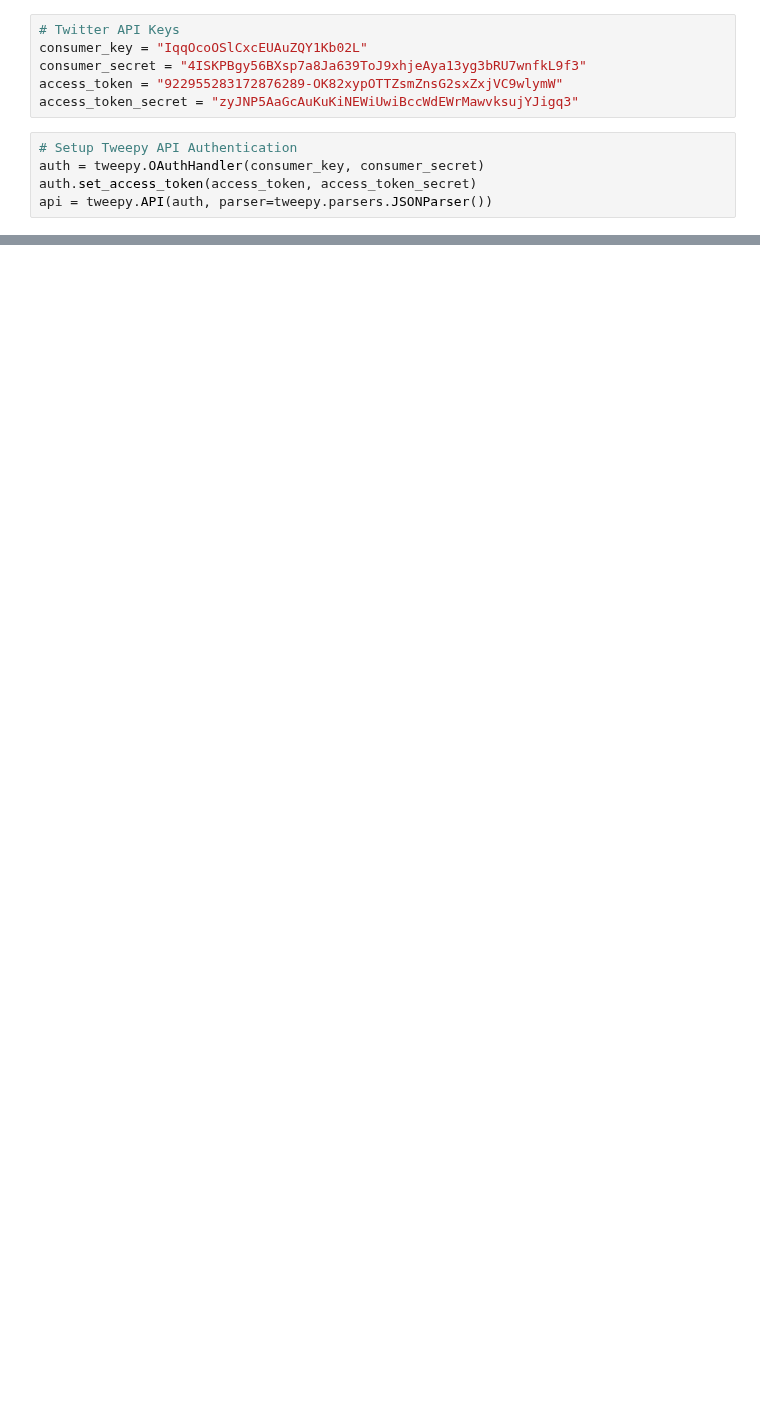
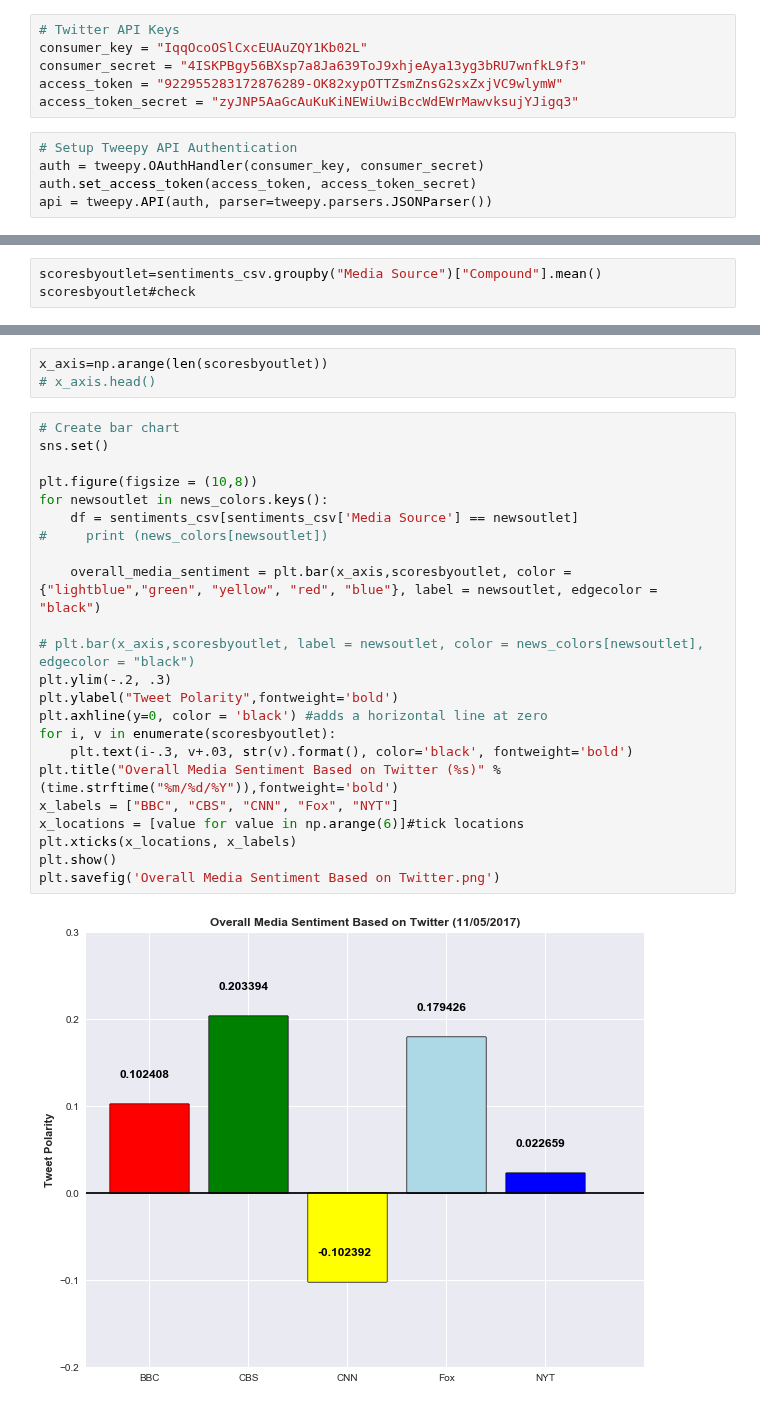
Before and after one commit to KDC323/News-Mood, a Jupyter notebook: Instructions/News Mood.ipynb, the cells around one changed output, grey strips where cells are left out. Cells and saved outputs as stored; diff of their text form; blank space fills up the shorter version.

```diff
--- a/Instructions/News Mood.ipynb
+++ b/Instructions/News Mood.ipynb
@@ -165,0 +155,3 @@ sentiments_pd
+# %%
+scoresbyoutlet=sentiments_csv.groupby("Media Source")["Compound"].mean()
+scoresbyoutlet#check
@@ -165,0 +175,28 @@ sentiments_pd
+# %%
+x_axis=np.arange(len(scoresbyoutlet))
+# x_axis.head()
+# %%
+# Create bar chart
+sns.set()
+
+plt.figure(figsize = (10,8))
+for newsoutlet in news_colors.keys():
+    df = sentiments_csv[sentiments_csv['Media Source'] == newsoutlet]
+#     print (news_colors[newsoutlet])
+
+    overall_media_sentiment = plt.bar(x_axis,scoresbyoutlet, color = {"lightblue","green", "yellow", "red", "blue"}, label = newsoutlet, edgecolor = "black")
+
+# plt.bar(x_axis,scoresbyoutlet, label = newsoutlet, color = news_colors[newsoutlet], edgecolor = "black")
+plt.ylim(-.2, .3)
+plt.ylabel("Tweet Polarity",fontweight='bold')
+plt.axhline(y=0, color = 'black') #adds a horizontal line at zero
+for i, v in enumerate(scoresbyoutlet):
+    plt.text(i-.3, v+.03, str(v).format(), color='black', fontweight='bold')
+plt.title("Overall Media Sentiment Based on Twitter (%s)" % (time.strftime("%m/%d/%Y")),fontweight='bold')
+x_labels = ["BBC", "CBS", "CNN", "Fox", "NYT"]
+x_locations = [value for value in np.arange(6)]#tick locations
+plt.xticks(x_locations, x_labels)
+plt.show()
+plt.savefig('Overall Media Sentiment Based on Twitter.png')
+# %% [output]
+[figure, added]
```
Also changed, not shown: parts of 15 cells of this notebook, 6 other files.
